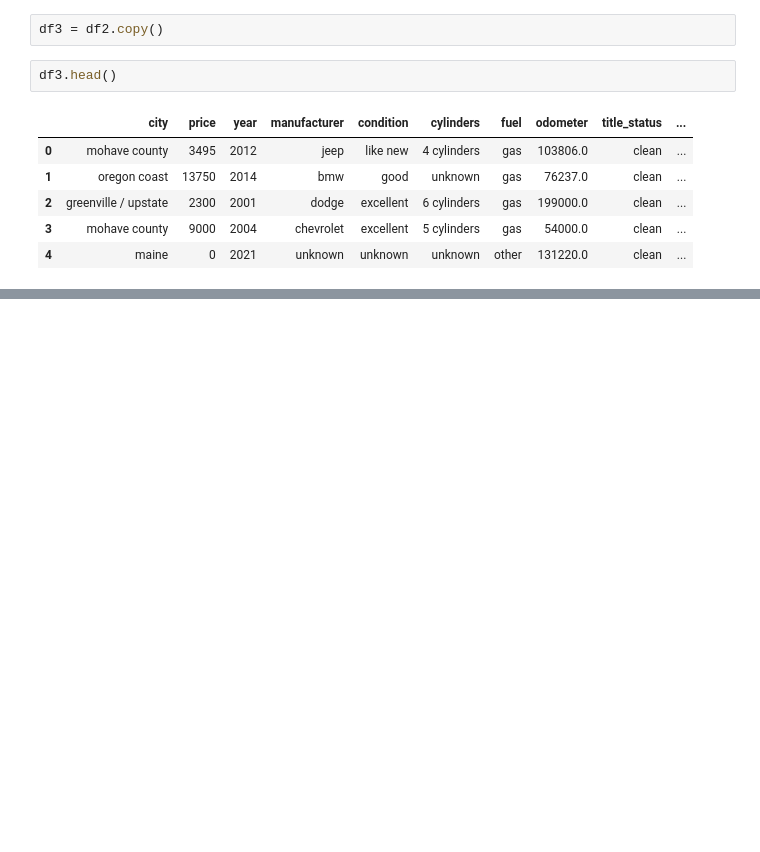
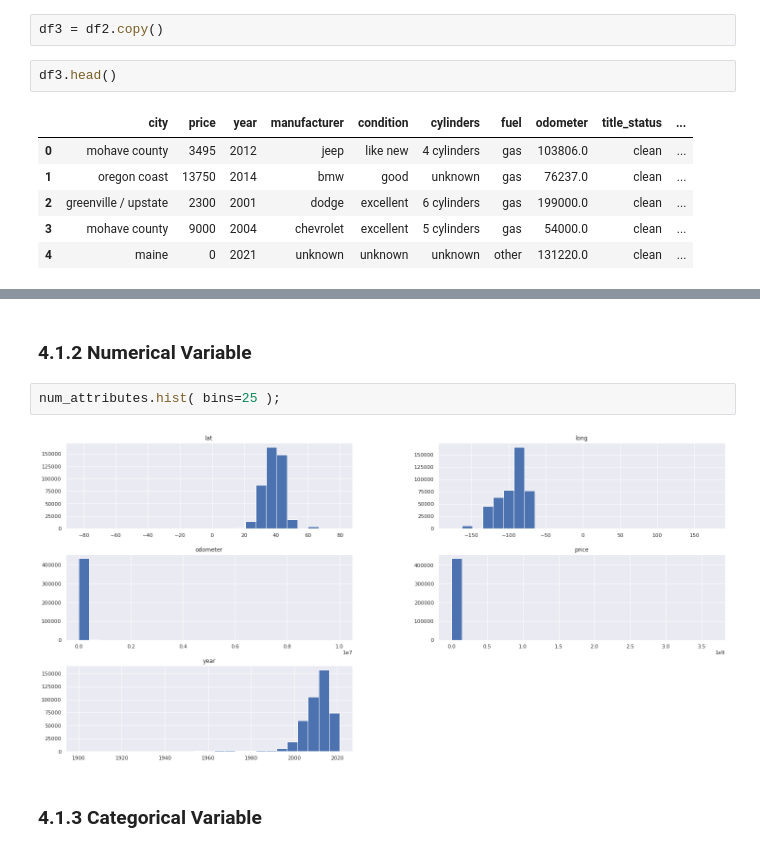
Before and after one commit to panambY/Used_Car_Price, a Jupyter notebook: Used_Car_Price.ipynb, the cells around one changed output, grey strips where cells are left out. Drawn from its saved outputs; the diff is of its cells as text; blank space fills up the shorter version.

```diff
--- a/Used_Car_Price.ipynb
+++ b/Used_Car_Price.ipynb
@@ -787,0 +822,8 @@ df3.head()
+# %% [markdown]
+### 4.1.2 Numerical Variable
+# %%
+num_attributes.hist( bins=25 );
+# %% [output]
+[figure, added]
+# %% [markdown]
+### 4.1.3 Categorical Variable
```
Also changed, not shown: parts of 38 cells of this notebook.
